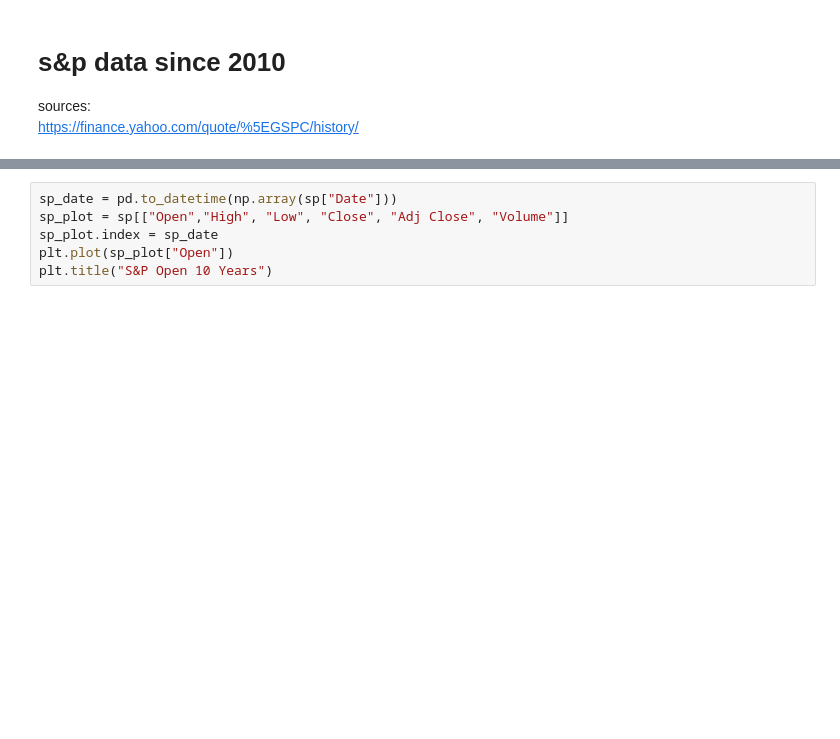
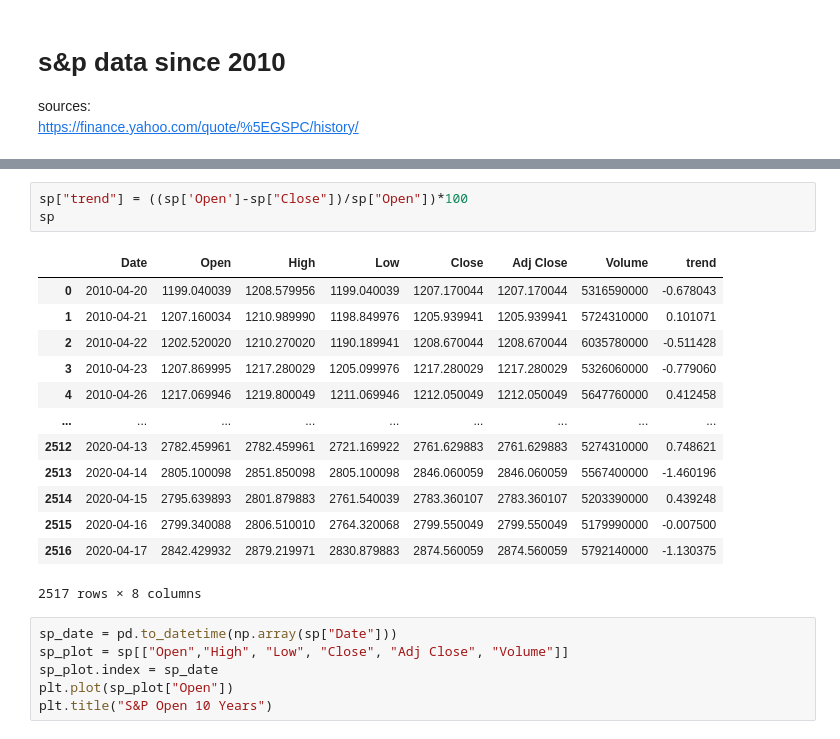
Before and after one commit to akframe123/bigdataproject, a Jupyter notebook: project.ipynb, the cells around one changed output, grey strips where cells are left out. Saved outputs shown, nothing was run; the diff lists cells and outputs as text; blank space fills up the shorter version.

```diff
--- a/project.ipynb
+++ b/project.ipynb
@@ -44,3 +44,20 @@ sp.tail()
+# %%
+sp["trend"] = ((sp['Open']-sp["Close"])/sp["Open"])*100
+sp
+# %% [output]
+|  | Date | Open | High | Low | Close | Adj Close | Volume | trend |
+| 0 | 2010-04-20 | 1199.040039 | 1208.579956 | 1199.040039 | 1207.170044 | 1207.170044 | 5316590000 | -0.678043 |
+| 1 | 2010-04-21 | 1207.160034 | 1210.989990 | 1198.849976 | 1205.939941 | 1205.939941 | 5724310000 | 0.101071 |
+| 2 | 2010-04-22 | 1202.520020 | 1210.270020 | 1190.189941 | 1208.670044 | 1208.670044 | 6035780000 | -0.511428 |
+| 3 | 2010-04-23 | 1207.869995 | 1217.280029 | 1205.099976 | 1217.280029 | 1217.280029 | 5326060000 | -0.779060 |
+| 4 | 2010-04-26 | 1217.069946 | 1219.800049 | 1211.069946 | 1212.050049 | 1212.050049 | 5647760000 | 0.412458 |
+| ... | ... | ... | ... | ... | ... | ... | ... | ... |
+| 2512 | 2020-04-13 | 2782.459961 | 2782.459961 | 2721.169922 | 2761.629883 | 2761.629883 | 5274310000 | 0.748621 |
+| 2513 | 2020-04-14 | 2805.100098 | 2851.850098 | 2805.100098 | 2846.060059 | 2846.060059 | 5567400000 | -1.460196 |
+| 2514 | 2020-04-15 | 2795.639893 | 2801.879883 | 2761.540039 | 2783.360107 | 2783.360107 | 5203390000 | 0.439248 |
+| 2515 | 2020-04-16 | 2799.340088 | 2806.510010 | 2764.320068 | 2799.550049 | 2799.550049 | 5179990000 | -0.007500 |
+| 2516 | 2020-04-17 | 2842.429932 | 2879.219971 | 2830.879883 | 2874.560059 | 2874.560059 | 5792140000 | -1.130375 |
+2517 rows × 8 columns
 # %%
 sp_date = pd.to_datetime(np.array(sp["Date"]))
 sp_plot = sp[["Open","High", "Low", "Close", "Adj Close", "Volume"]]
```
Also changed, not shown: parts of 1 cell of this notebook.
